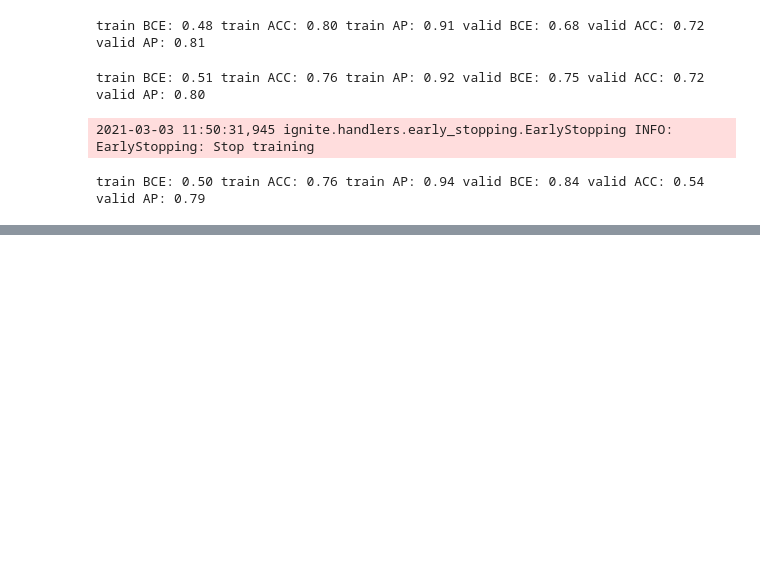
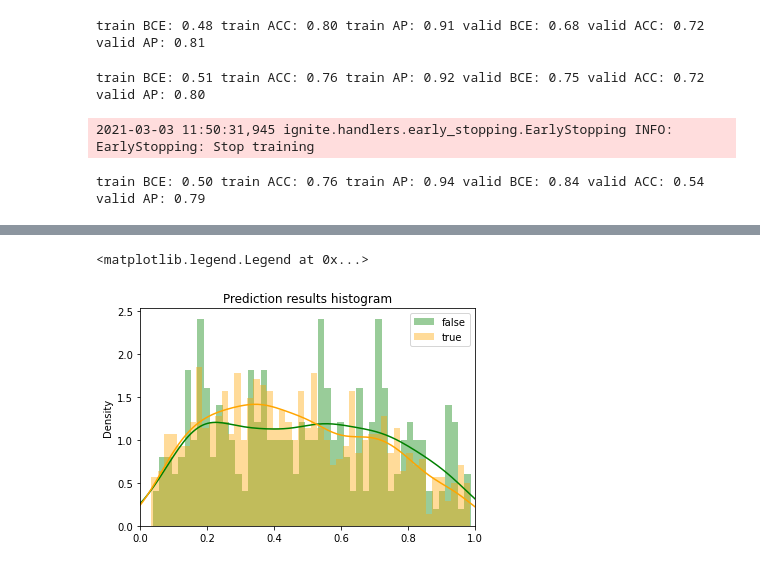
Before and after one commit to yamaguchi-milkcocholate/JaneStreet, a Jupyter notebook: src/ChestXRay14-2Class/2Class-01.ipynb, the cells around one changed output, grey strips where cells are left out. Cells and saved outputs as stored; diff of their text form; code cells hidden in the pictures; blank space fills up the shorter version.

```diff
--- a/src/ChestXRay14-2Class/2Class-01.ipynb
+++ b/src/ChestXRay14-2Class/2Class-01.ipynb
@@ -291,3 +189,8 @@ train BCE: 0.48 train ACC: 0.80 train AP: 0.91 valid BCE: 0.68 valid ACC: 0.72 v
 train BCE: 0.51 train ACC: 0.76 train AP: 0.92 valid BCE: 0.75 valid ACC: 0.72 valid AP: 0.80
 2021-03-03 11:50:31,945 ignite.handlers.early_stopping.EarlyStopping INFO: EarlyStopping: Stop training
 train BCE: 0.50 train ACC: 0.76 train AP: 0.94 valid BCE: 0.84 valid ACC: 0.54 valid AP: 0.79
+# %%
+predictor = build_predictor(model_name=config.model_name, model_mode=config.model_mode)
+model = Classifier(predictor)
+model.load_state_dict(torch.load(str(base_dir / config.outdir / f'fold-{fold + 1}' / 'model_last.pt')))
+model.to(torch.device(config.device))
@@ -293,0 +215,26 @@ train BCE: 0.50 train ACC: 0.76 train AP: 0.94 valid BCE: 0.84 valid ACC: 0.54 v
+# %%
+valid_loader = DataLoader(
+        skf[0][0],
+        batch_size=config.valid_batchsize,
+        num_workers=config.num_workers,
+        shuffle=False,
+        pin_memory=True,
+    )
+# %%
+preds = model.predict_proba(valid_loader)
+preds = preds.detach().cpu().numpy()
+# %%
+pred_df = pd.DataFrame({
+    "class0": preds[:, 0],
+    "class1": preds[:, 1],
+    "truth": skf[0][0].labels
+})
+# %%
+sns.distplot(pred_df.query("truth == 0")["class0"].values, color='green', label='false', bins=50)
+sns.distplot(pred_df.query("truth == 1")["class0"].values, color='orange', label='true', bins=50)
+plt.title("Prediction results histogram")
+plt.xlim([0., 1.])
+plt.legend()
+# %% [output]
+<matplotlib.legend.Legend at 0x...>
+[figure, added]
```
Also changed, not shown: parts of 7 cells of this notebook, 1 other file.
